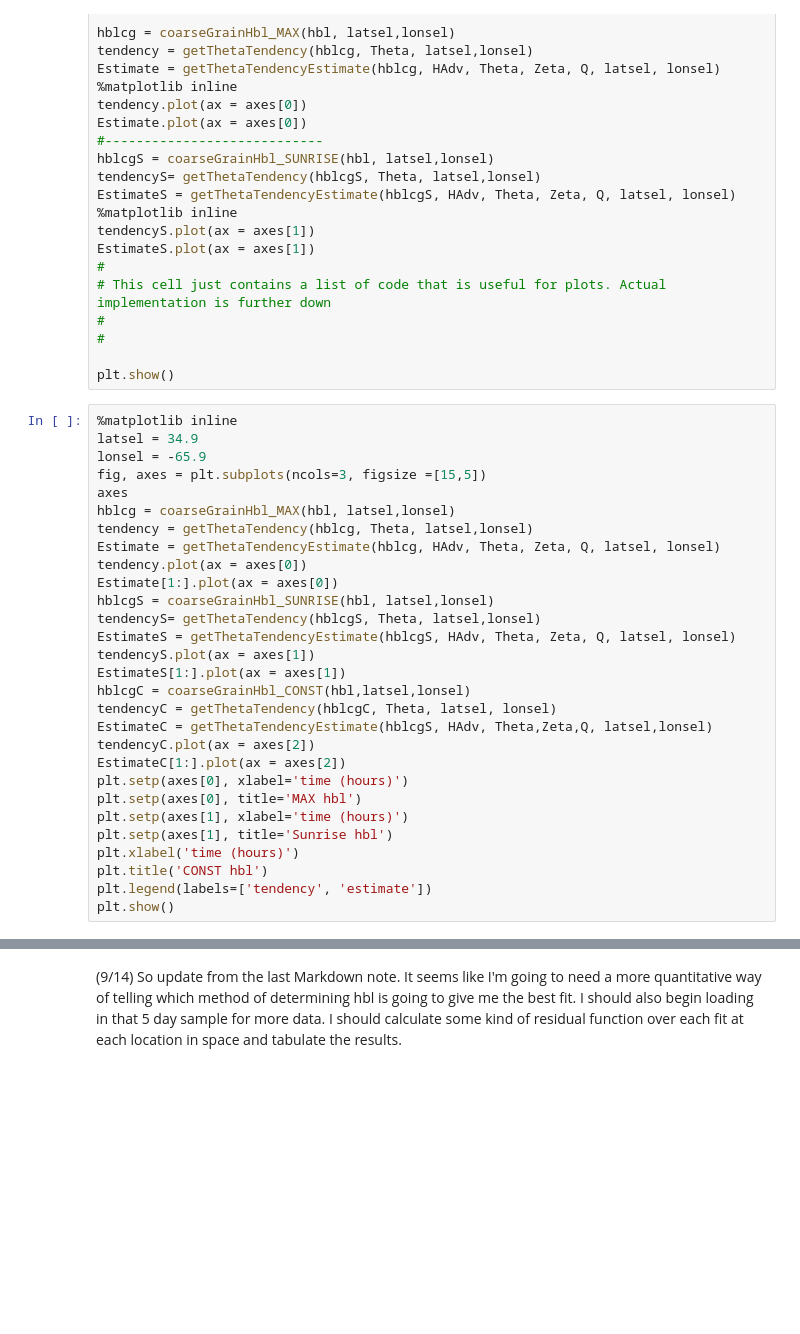
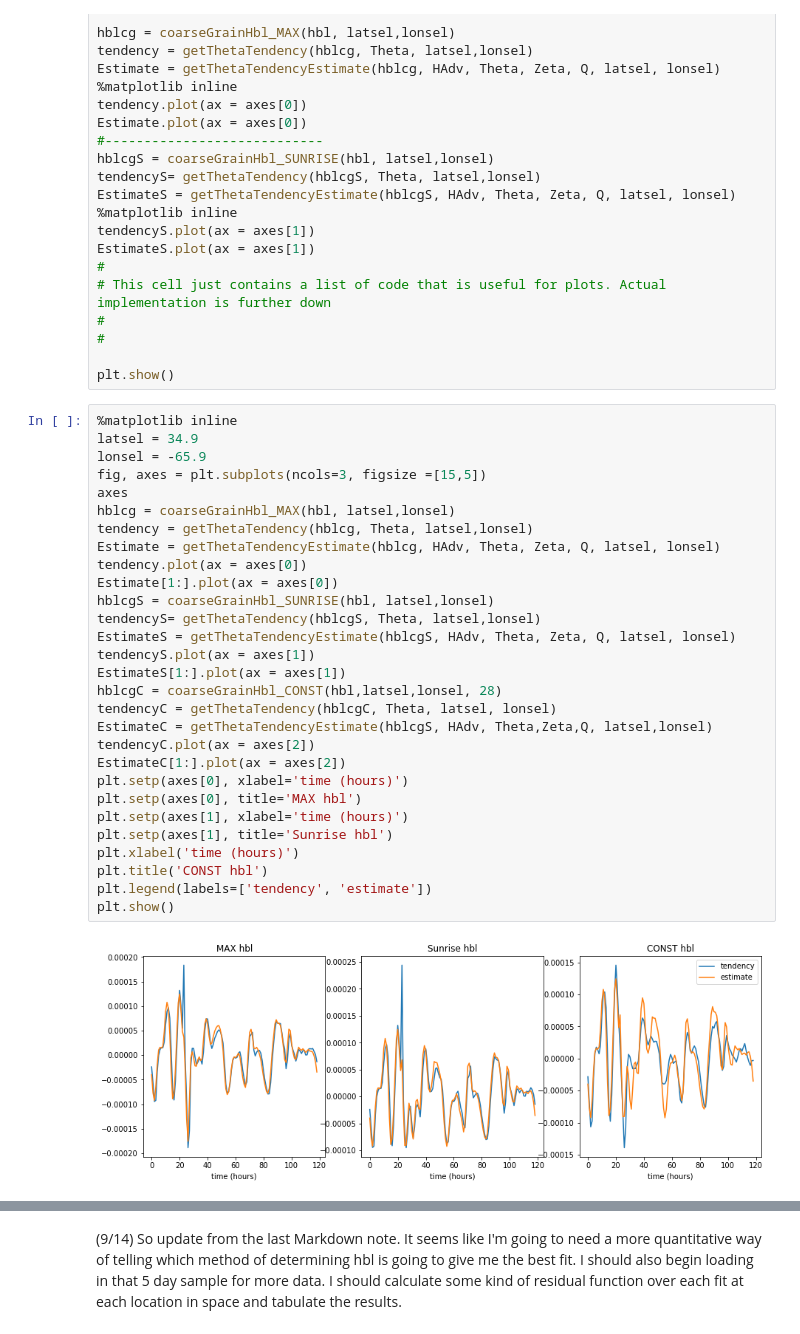
Before and after one commit to avik2007/CoupledOceAtmo, a Jupyter notebook: mit_geos_analysis/notebook14_hblstudies.ipynb, the cells around one changed output, grey strips where cells are left out. Cells and saved outputs as stored; diff of their text form; blank space fills up the shorter version.

```diff
--- a/mit_geos_analysis/notebook14_hblstudies.ipynb
+++ b/mit_geos_analysis/notebook14_hblstudies.ipynb
@@ -307,32 +323,34 @@ plt.show()
 # %%
 %matplotlib inline
 latsel = 34.9
 lonsel = -65.9
 fig, axes = plt.subplots(ncols=3, figsize =[15,5])
 axes
 hblcg = coarseGrainHbl_MAX(hbl, latsel,lonsel)
 tendency = getThetaTendency(hblcg, Theta, latsel,lonsel)
 Estimate = getThetaTendencyEstimate(hblcg, HAdv, Theta, Zeta, Q, latsel, lonsel)
 tendency.plot(ax = axes[0])
 Estimate[1:].plot(ax = axes[0])
 hblcgS = coarseGrainHbl_SUNRISE(hbl, latsel,lonsel)
 tendencyS= getThetaTendency(hblcgS, Theta, latsel,lonsel)
 EstimateS = getThetaTendencyEstimate(hblcgS, HAdv, Theta, Zeta, Q, latsel, lonsel)
 tendencyS.plot(ax = axes[1])
 EstimateS[1:].plot(ax = axes[1])
-hblcgC = coarseGrainHbl_CONST(hbl,latsel,lonsel)
+hblcgC = coarseGrainHbl_CONST(hbl,latsel,lonsel, 28)
 tendencyC = getThetaTendency(hblcgC, Theta, latsel, lonsel)
 EstimateC = getThetaTendencyEstimate(hblcgS, HAdv, Theta,Zeta,Q, latsel,lonsel)
 tendencyC.plot(ax = axes[2])
 EstimateC[1:].plot(ax = axes[2])
 plt.setp(axes[0], xlabel='time (hours)')
 plt.setp(axes[0], title='MAX hbl')
 plt.setp(axes[1], xlabel='time (hours)')
 plt.setp(axes[1], title='Sunrise hbl')
 plt.xlabel('time (hours)')
 plt.title('CONST hbl')
 plt.legend(labels=['tendency', 'estimate'])
 plt.show()
+# %% [output]
+[figure, added]
 # %%
 %matplotlib inline
 latsel = 34.04
```
Also changed, not shown: parts of 61 cells of this notebook, 3 other files.
